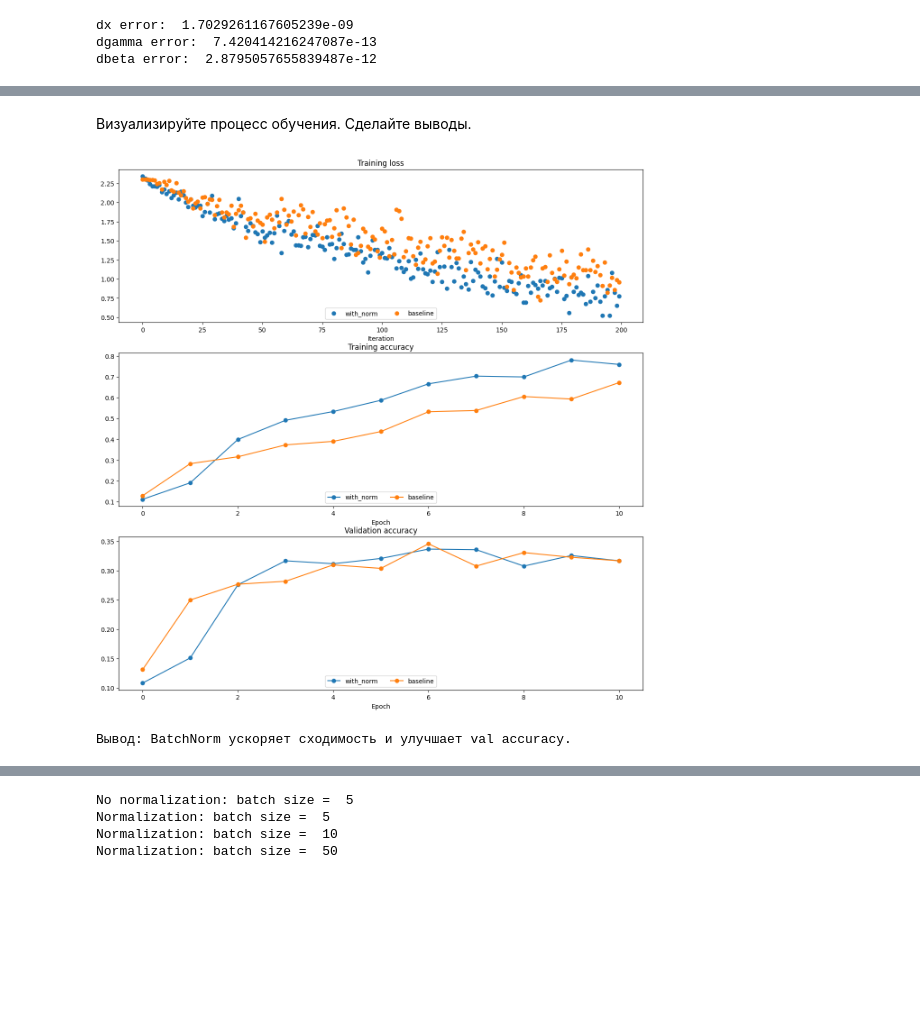
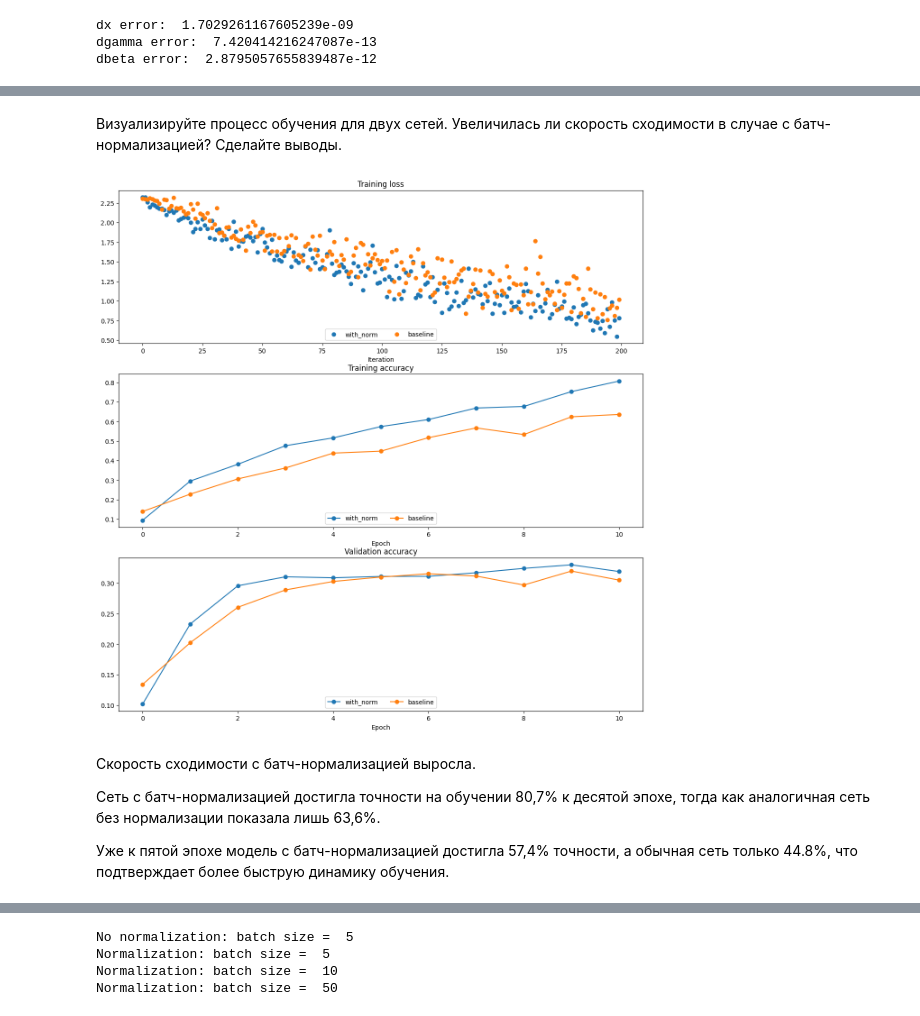
Before and after one commit to Nazarsiska735/Artificial-, a Jupyter notebook: assignment3_full.ipynb, the cells around one changed output, grey strips where cells are left out. Saved outputs shown, nothing was run; the diff lists cells and outputs as text; code cells hidden in the pictures; blank space fills up the shorter version.

```diff
--- a/assignment3_full.ipynb
+++ b/assignment3_full.ipynb
@@ -1304,0 +838,14 @@ After batch normalization (test-time):
+# %%
+data = {
+    'X_train': X_train,
+    'y_train': y_train,
+    'X_val': X_val,
+    'y_val': y_val,
+    'X_test': X_test,
+    'y_test': y_test
+}
+
+y_test_pred = np.argmax(best_model.loss(data['X_test']), axis=1)
+y_val_pred = np.argmax(best_model.loss(data['X_val']), axis=1)
+print('Validation set accuracy: ', (y_val_pred == data['y_val']).mean())
+print('Test set accuracy: ', (y_test_pred == data['y_test']).mean())
@@ -1412,29 +1066,43 @@ Solver with batch norm:
 # %% [markdown]
-Визуализируйте процесс обучения. Сделайте выводы.
+Визуализируйте процесс обучения для двух сетей. Увеличилась ли скорость сходимости в случае с батч-нормализацией? Сделайте выводы.
 # %%
 def plot_training_history(title, label, baseline, bn_solvers, plot_fn, bl_marker='.', bn_marker='.', labels=None):
-    plt.title(title); plt.xlabel(label)
-    bn_plots = [plot_fn(s) for s in bn_solvers]
-    bl_plot  = plot_fn(baseline)
-    for i, p in enumerate(bn_plots):
-        lbl = 'with_norm' + (str(labels[i]) if labels else '')
-        plt.plot(p, bn_marker, label=lbl)
-    plt.plot(bl_plot, bl_marker, label='baseline')
-    plt.legend(loc='lower center', ncol=len(bn_plots)+1)
+    """utility function for plotting training history"""
+    plt.title(title)
+    plt.xlabel(label)
+    bn_plots = [plot_fn(bn_solver) for bn_solver in bn_solvers]
+    bl_plot = plot_fn(baseline)
+    num_bn = len(bn_plots)
+    for i in range(num_bn):
+        label='with_norm'
+        if labels is not None:
+            label += str(labels[i])
+        plt.plot(bn_plots[i], bn_marker, label=label)
+    label='baseline'
+    if labels is not None:
+        label += str(labels[0])
+    plt.plot(bl_plot, bl_marker, label=label)
+    plt.legend(loc='lower center', ncol=num_bn+1)
 
-plt.subplot(3,1,1)
-plot_training_history('Training loss','Iteration', solver_no, [bn_solver],
+
+plt.subplot(3, 1, 1)
+plot_training_history('Training loss','Iteration', solver, [bn_solver], \
                       lambda x: x.loss_history, bl_marker='o', bn_marker='o')
-plt.subplot(3,1,2)
-plot_training_history('Training accuracy','Epoch', solver_no, [bn_solver],
+plt.subplot(3, 1, 2)
+plot_training_history('Training accuracy','Epoch', solver, [bn_solver], \
                       lambda x: x.train_acc_history, bl_marker='-o', bn_marker='-o')
-plt.subplot(3,1,3)
-plot_training_history('Validation accuracy','Epoch', solver_no, [bn_solver],
+plt.subplot(3, 1, 3)
+plot_training_history('Validation accuracy','Epoch', solver, [bn_solver], \
                       lambda x: x.val_acc_history, bl_marker='-o', bn_marker='-o')
-plt.gcf().set_size_inches(15, 15); plt.show()
 
-print("Вывод: BatchNorm ускоряет сходимость и улучшает val accuracy.")
+plt.gcf().set_size_inches(15, 15)
+plt.show()
 # %% [output]
-[figure, old version]
+[figure, new version]
-Вывод: BatchNorm ускоряет сходимость и улучшает val accuracy.
+# %% [markdown]
+Скорость сходимости с батч-нормализацией выросла.
+
+Сеть с батч-нормализацией достигла точности на обучении 80,7% к десятой эпохе, тогда как аналогичная сеть без нормализации показала лишь 63,6%.
+
+Уже к пятой эпохе модель с батч-нормализацией достигла 57,4% точности, а обычная сеть только 44.8%, что подтверждает более быструю динамику обучения.
 # %% [markdown]
```
Also changed, not shown: parts of 122 cells of this notebook, 16 other files.
